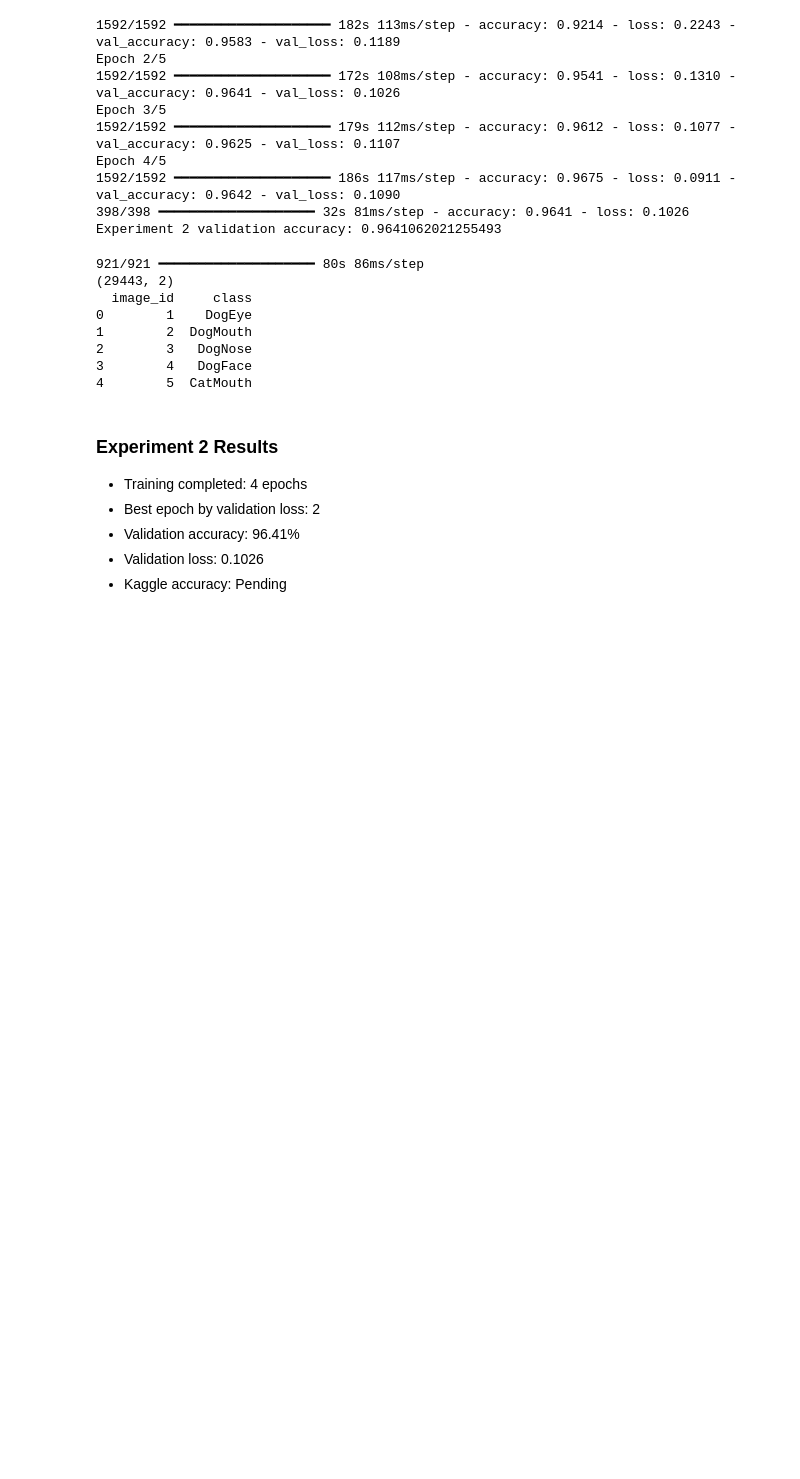
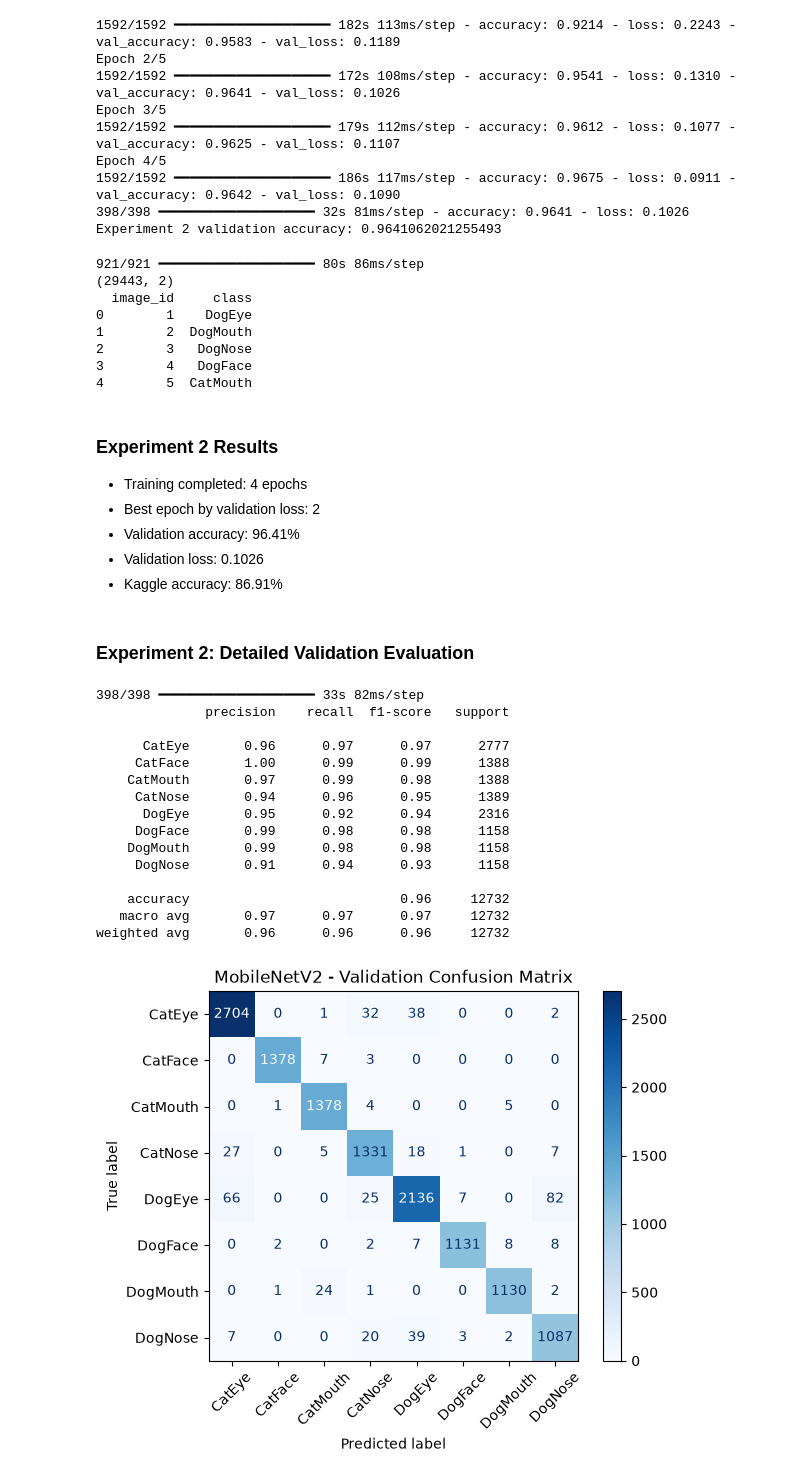
Before and after one commit to chaima-oueslati/facial_feature_classifier, a Jupyter notebook: notebooks/facial_feature_classifier.ipynb, the cells around one changed output. Drawn from its saved outputs; the diff is of its cells as text; code cells hidden in the pictures; blank space fills up the shorter version.

Commit message:
Add MobileNetV2 fine-tuning and evaluation

```diff
--- a/notebooks/facial_feature_classifier.ipynb
+++ b/notebooks/facial_feature_classifier.ipynb
@@ -575,4 +575,45 @@ print(submission2.head())
 - Best epoch by validation loss: 2
 - Validation accuracy: 96.41%
 - Validation loss: 0.1026
-- Kaggle accuracy: Pending
+- Kaggle accuracy: 86.91%
+# %% [markdown]
+### Experiment 2: Detailed Validation Evaluation
+# %%
+from sklearn.metrics import classification_report, ConfusionMatrixDisplay
+
+val_probabilities2 = model2.predict(val_ds2)
+val_predictions2 = np.argmax(val_probabilities2, axis=1)
+
+print(classification_report(
+    val_labels,
+    val_predictions2,
+    target_names=class_names
+))
+
+ConfusionMatrixDisplay.from_predictions(
+    val_labels,
+    val_predictions2,
+    display_labels=class_names,
+    cmap="Blues",
+    xticks_rotation=45
+)
+
+plt.title("MobileNetV2 - Validation Confusion Matrix")
+plt.show()
+# %% [output]
+398/398 ━━━━━━━━━━━━━━━━━━━━ 33s 82ms/step
+              precision    recall  f1-score   support
+
+      CatEye       0.96      0.97      0.97      2777
+     CatFace       1.00      0.99      0.99      1388
+    CatMouth       0.97      0.99      0.98      1388
+     CatNose       0.94      0.96      0.95      1389
+      DogEye       0.95      0.92      0.94      2316
+     DogFace       0.99      0.98      0.98      1158
+    DogMouth       0.99      0.98      0.98      1158
+     DogNose       0.91      0.94      0.93      1158
+
+    accuracy                           0.96     12732
+   macro avg       0.97      0.97      0.97     12732
+weighted avg       0.96      0.96      0.96     12732
+[figure, added]
```
Also changed, not shown: parts of 7 cells of this notebook.
